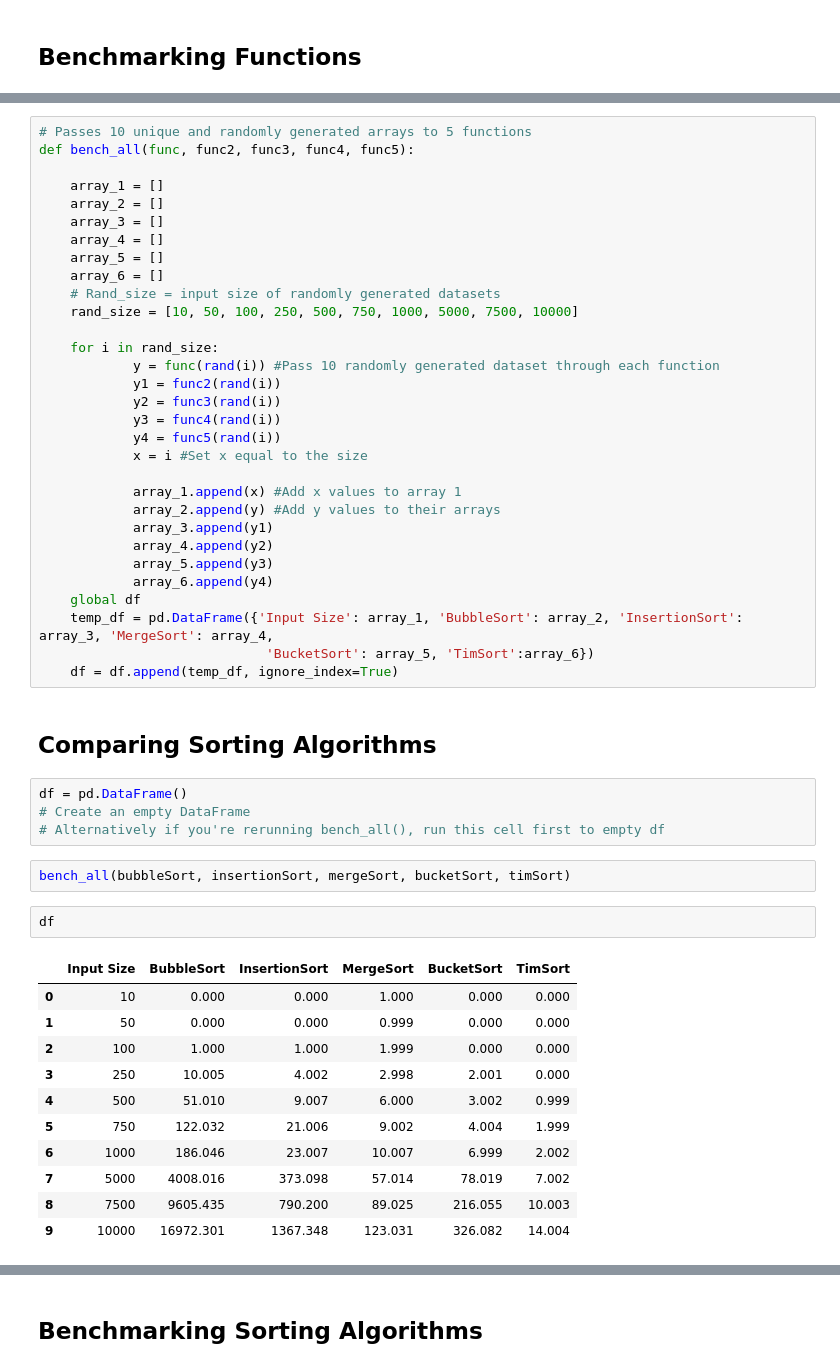
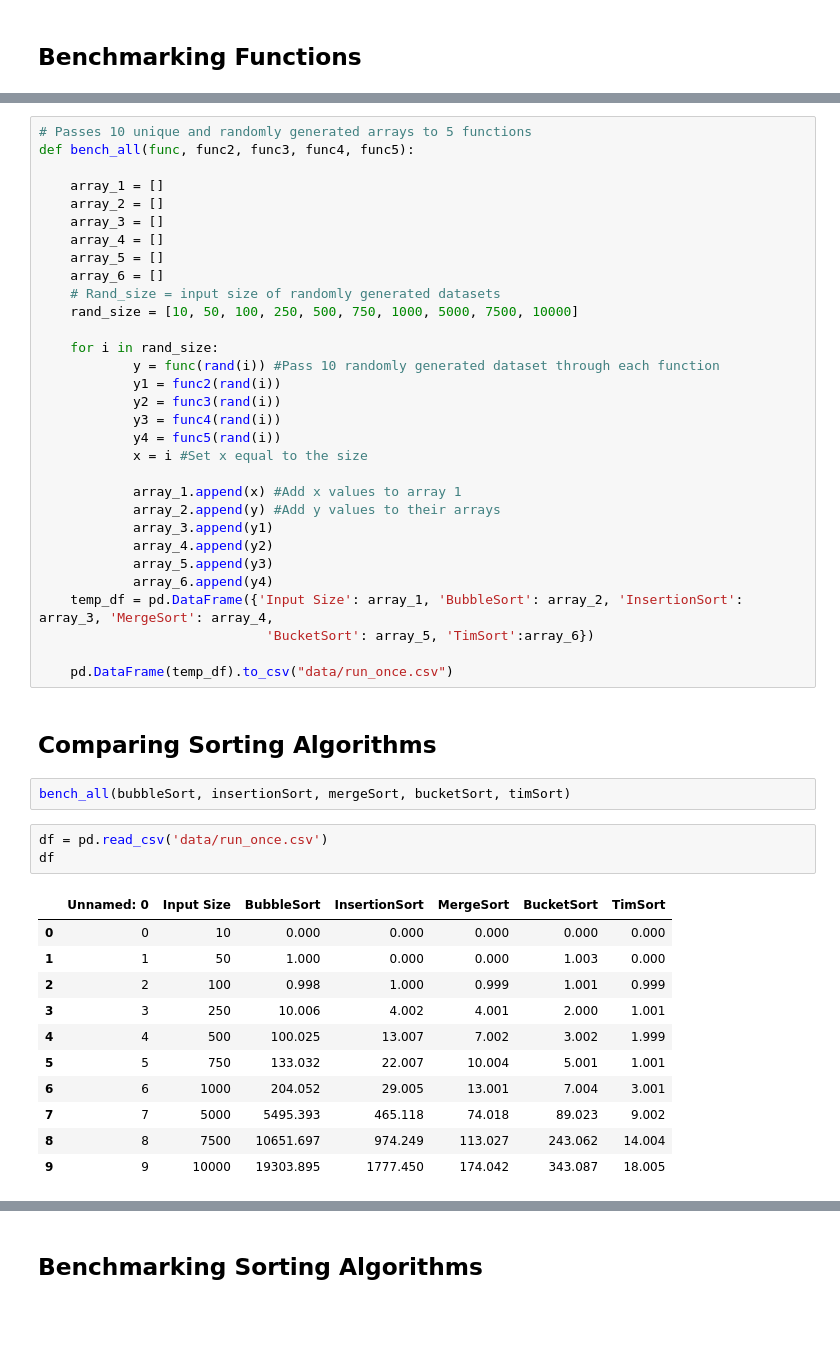
Before and after one commit to MarionMcG/algorithms, a Jupyter notebook: sorting_algorithms.ipynb, the cells around one changed output, grey strips where cells are left out. Drawn from its saved outputs; the diff is of its cells as text; blank space fills up the shorter version.

```diff
--- a/sorting_algorithms.ipynb
+++ b/sorting_algorithms.ipynb
@@ -308,32 +313,29 @@ def bench_all(func, func2, func3, func4, func5):
             array_4.append(y2)
             array_5.append(y3)
             array_6.append(y4)
-    global df
     temp_df = pd.DataFrame({'Input Size': array_1, 'BubbleSort': array_2, 'InsertionSort': array_3, 'MergeSort': array_4,
                              'BucketSort': array_5, 'TimSort':array_6})
-    df = df.append(temp_df, ignore_index=True)
+
+    pd.DataFrame(temp_df).to_csv("data/run_once.csv")
 # %% [markdown]
 ## Comparing Sorting Algorithms
-# %%
-df = pd.DataFrame()
-# Create an empty DataFrame
-# Alternatively if you're rerunning bench_all(), run this cell first to empty df
 # %%
 bench_all(bubbleSort, insertionSort, mergeSort, bucketSort, timSort)
-# %%
-df
-# %% [output]
-|  | Input Size | BubbleSort | InsertionSort | MergeSort | BucketSort | TimSort |
-| 0 | 10 | 0.000 | 0.000 | 1.000 | 0.000 | 0.000 |
-| 1 | 50 | 0.000 | 0.000 | 0.999 | 0.000 | 0.000 |
-| 2 | 100 | 1.000 | 1.000 | 1.999 | 0.000 | 0.000 |
-| 3 | 250 | 10.005 | 4.002 | 2.998 | 2.001 | 0.000 |
-| 4 | 500 | 51.010 | 9.007 | 6.000 | 3.002 | 0.999 |
-| 5 | 750 | 122.032 | 21.006 | 9.002 | 4.004 | 1.999 |
-| 6 | 1000 | 186.046 | 23.007 | 10.007 | 6.999 | 2.002 |
-| 7 | 5000 | 4008.016 | 373.098 | 57.014 | 78.019 | 7.002 |
-| 8 | 7500 | 9605.435 | 790.200 | 89.025 | 216.055 | 10.003 |
-| 9 | 10000 | 16972.301 | 1367.348 | 123.031 | 326.082 | 14.004 |
+# %%
+df = pd.read_csv('data/run_once.csv')
+df
+# %% [output]
+|  | Unnamed: 0 | Input Size | BubbleSort | InsertionSort | MergeSort | BucketSort | TimSort |
+| 0 | 0 | 10 | 0.000 | 0.000 | 0.000 | 0.000 | 0.000 |
+| 1 | 1 | 50 | 1.000 | 0.000 | 0.000 | 1.003 | 0.000 |
+| 2 | 2 | 100 | 0.998 | 1.000 | 0.999 | 1.001 | 0.999 |
+| 3 | 3 | 250 | 10.006 | 4.002 | 4.001 | 2.000 | 1.001 |
+| 4 | 4 | 500 | 100.025 | 13.007 | 7.002 | 3.002 | 1.999 |
+| 5 | 5 | 750 | 133.032 | 22.007 | 10.004 | 5.001 | 1.001 |
+| 6 | 6 | 1000 | 204.052 | 29.005 | 13.001 | 7.004 | 3.001 |
+| 7 | 7 | 5000 | 5495.393 | 465.118 | 74.018 | 89.023 | 9.002 |
+| 8 | 8 | 7500 | 10651.697 | 974.249 | 113.027 | 243.062 | 14.004 |
+| 9 | 9 | 10000 | 19303.895 | 1777.450 | 174.042 | 343.087 | 18.005 |
 # %%
 ax = df.plot(x='Input Size', y=['BubbleSort', 'InsertionSort', 'MergeSort', 'BucketSort', 'TimSort'])
 ax.set_ylabel("Time Elapsed (milliseconds)");
```
Also changed, not shown: parts of 12 cells of this notebook.
